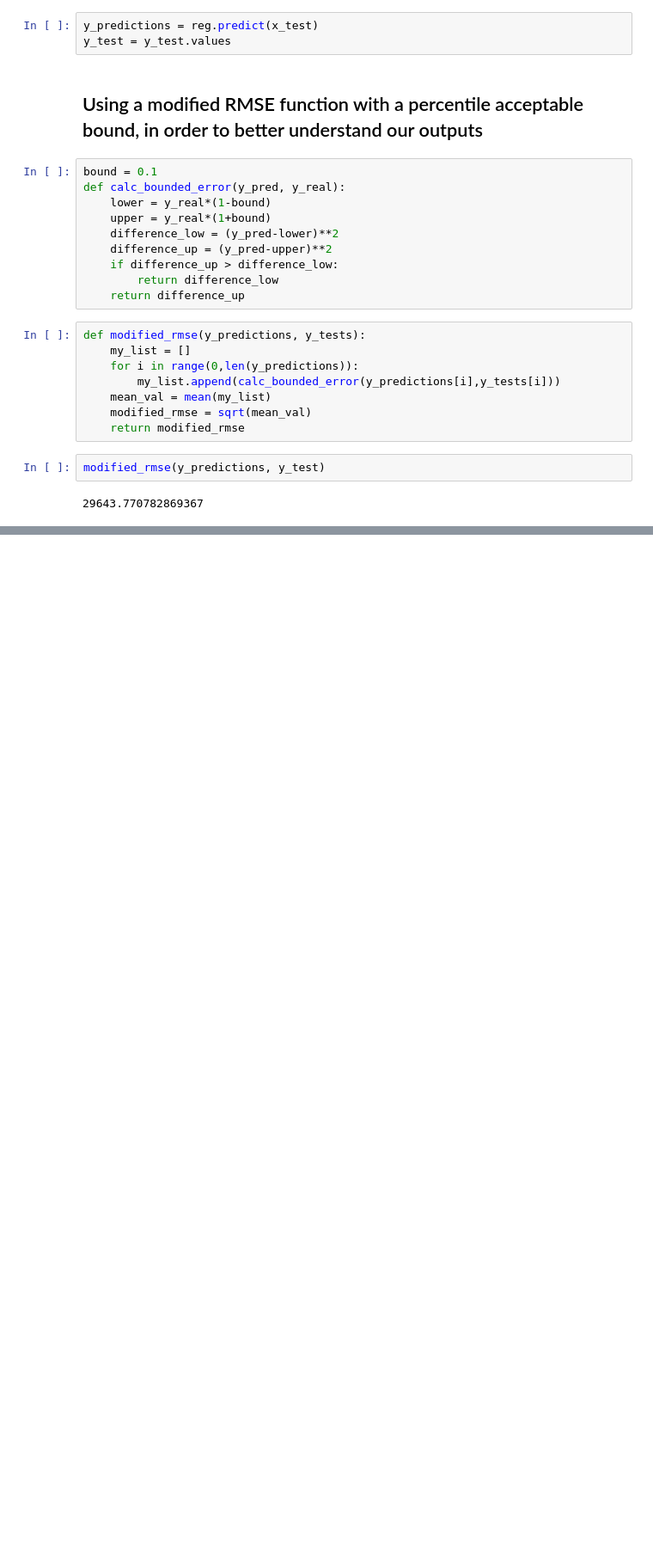
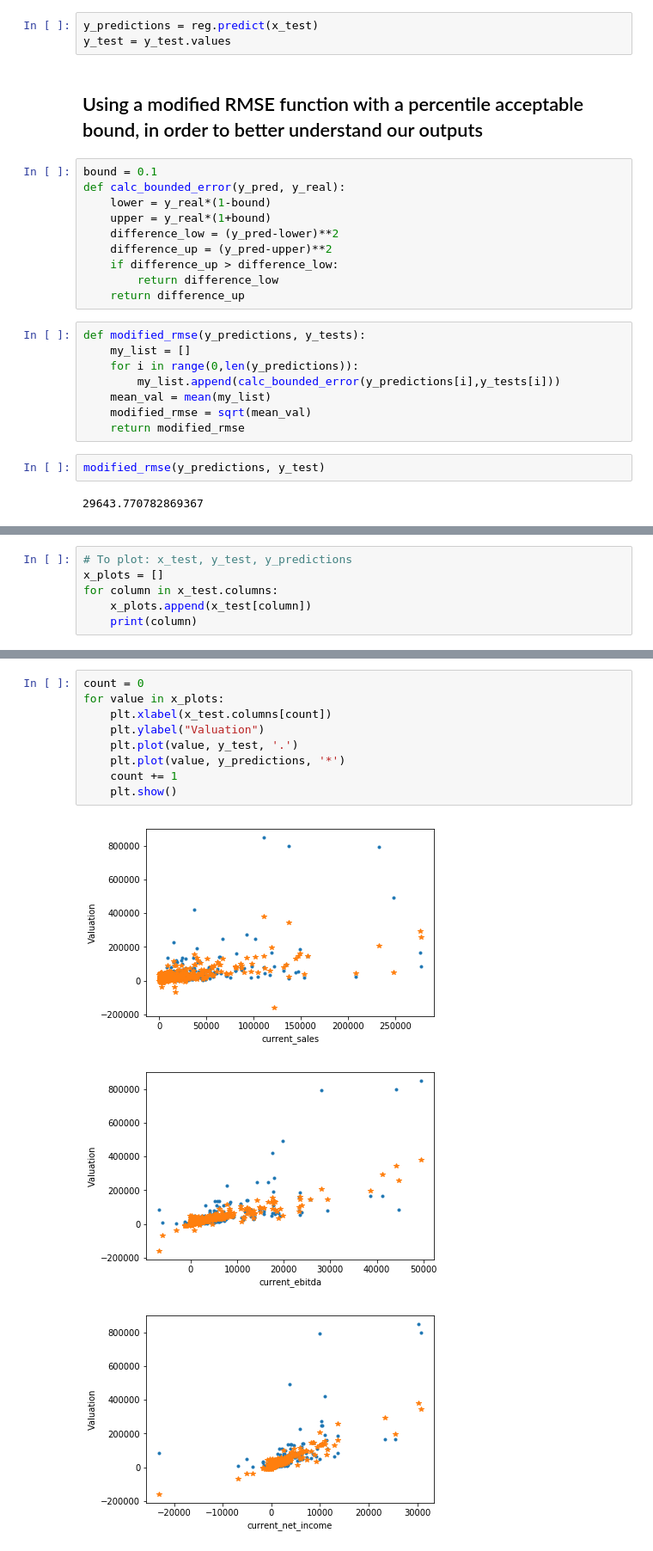
Before and after one commit to LionBaseNYC/LiStartup, a Jupyter notebook: LinearRegression.ipynb, the cells around one changed output, grey strips where cells are left out. Shown: that part at 86% size. Cells and saved outputs as stored; diff of their text form; blank space fills up the shorter version.

Commit message:
Update LinearRegression.ipynb
Added data visualisation to better understand the model

```diff
--- a/LinearRegression.ipynb
+++ b/LinearRegression.ipynb
@@ -169,0 +171,6 @@ modified_rmse(y_predictions, y_test)
+# %%
+# To plot: x_test, y_test, y_predictions
+x_plots = []
+for column in x_test.columns:
+    x_plots.append(x_test[column])
+    print(column)
@@ -169,0 +188,13 @@ modified_rmse(y_predictions, y_test)
+# %%
+count = 0
+for value in x_plots:
+    plt.xlabel(x_test.columns[count])
+    plt.ylabel("Valuation")
+    plt.plot(value, y_test, '.')
+    plt.plot(value, y_predictions, '*')
+    count += 1
+    plt.show()
+# %% [output]
+[figure, added]
+[figure, added]
+[figure, added]
```
Also changed, not shown: parts of 5 cells of this notebook.
